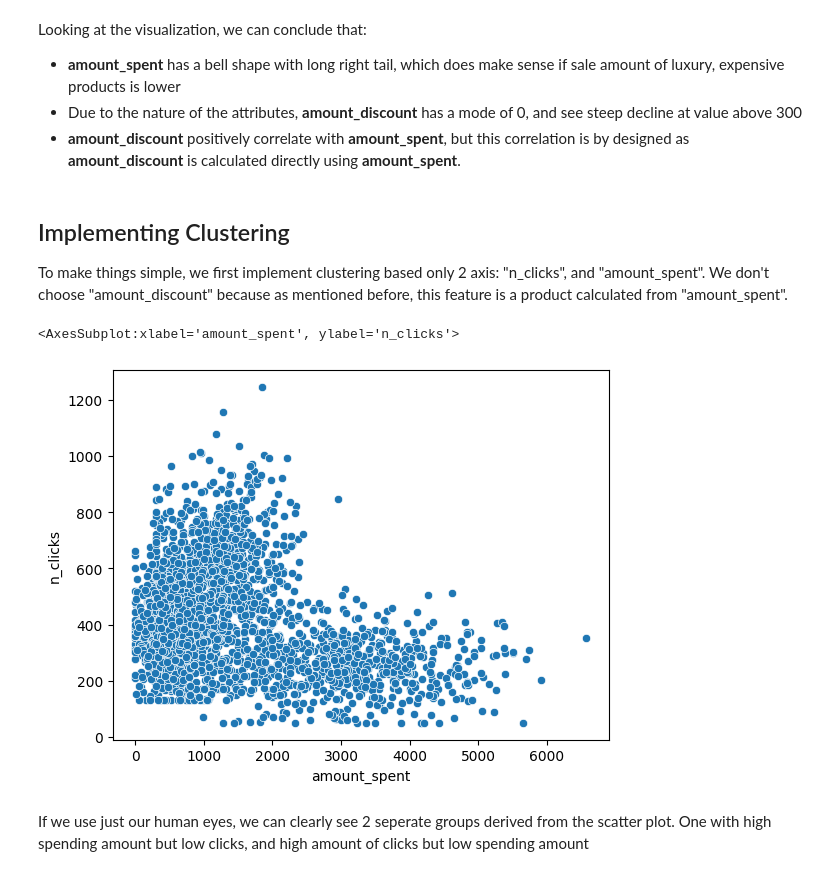
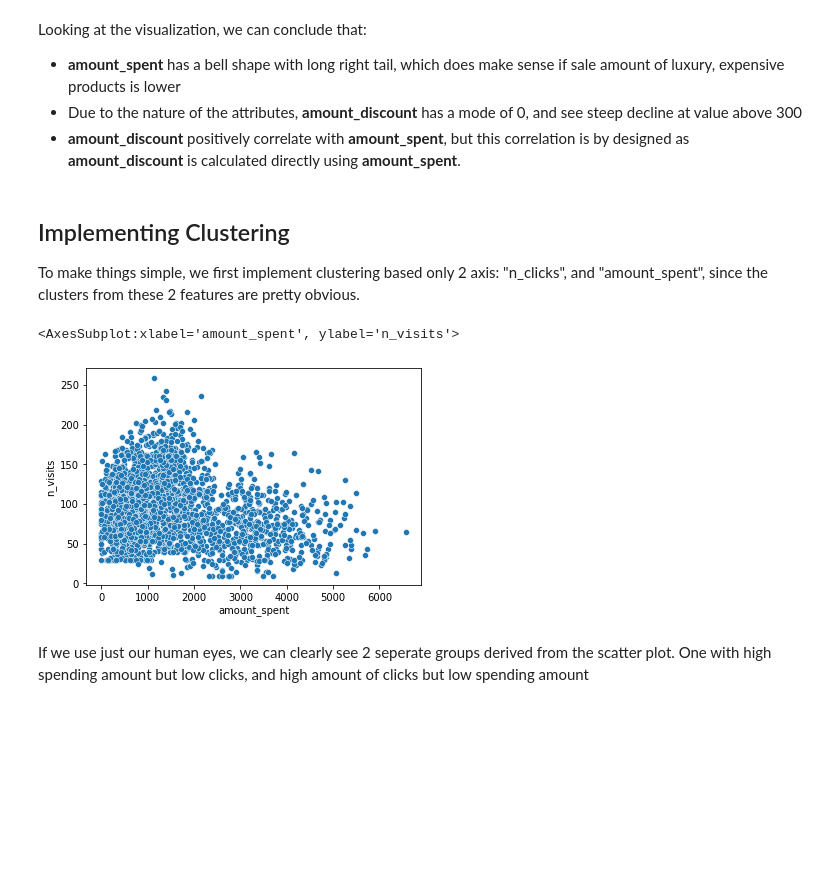
Before and after one commit to dastbek/Lesson-Note, a Jupyter notebook: Stats/K-means clustering.ipynb, the cells around one changed output. Saved outputs shown, nothing was run; the diff lists cells and outputs as text; code cells hidden in the pictures; blank space fills up the shorter version.

Commit message:
K-means clustering note

```diff
--- a/Stats/K-means clustering.ipynb
+++ b/Stats/K-means clustering.ipynb
@@ -60,11 +87,12 @@ Looking at the visualization, we can conclude that:
 - **amount_discount** positively correlate with **amount_spent**, but this correlation is by designed as **amount_discount** is calculated directly using **amount_spent**.
 # %% [markdown]
 ## Implementing Clustering
-To make things simple, we first implement clustering based only 2 axis: "n_clicks", and "amount_spent". We don't choose "amount_discount" because as mentioned before, this feature is a product calculated from "amount_spent".
+To make things simple, we first implement clustering based only 2 axis: "n_clicks", and "amount_spent", since the clusters from these 2 features are pretty obvious.
 # %%
-sns.scatterplot(x=df['amount_spent'],y=df['n_clicks'])
+c_df = df.loc[:,["amount_spent","n_visits"]]
+sns.scatterplot(x=df['amount_spent'],y=df['n_visits'])
 # %% [output]
-<AxesSubplot:xlabel='amount_spent', ylabel='n_clicks'>
+<AxesSubplot:xlabel='amount_spent', ylabel='n_visits'>
-[figure, old version]
+[figure, new version]
 # %% [markdown]
 If we use just our human eyes, we can clearly see 2 seperate groups derived from the scatter plot. One with high spending amount but low clicks, and high amount of clicks but low spending amount
```
Also changed, not shown: parts of 11 cells of this notebook, 3 other files.
